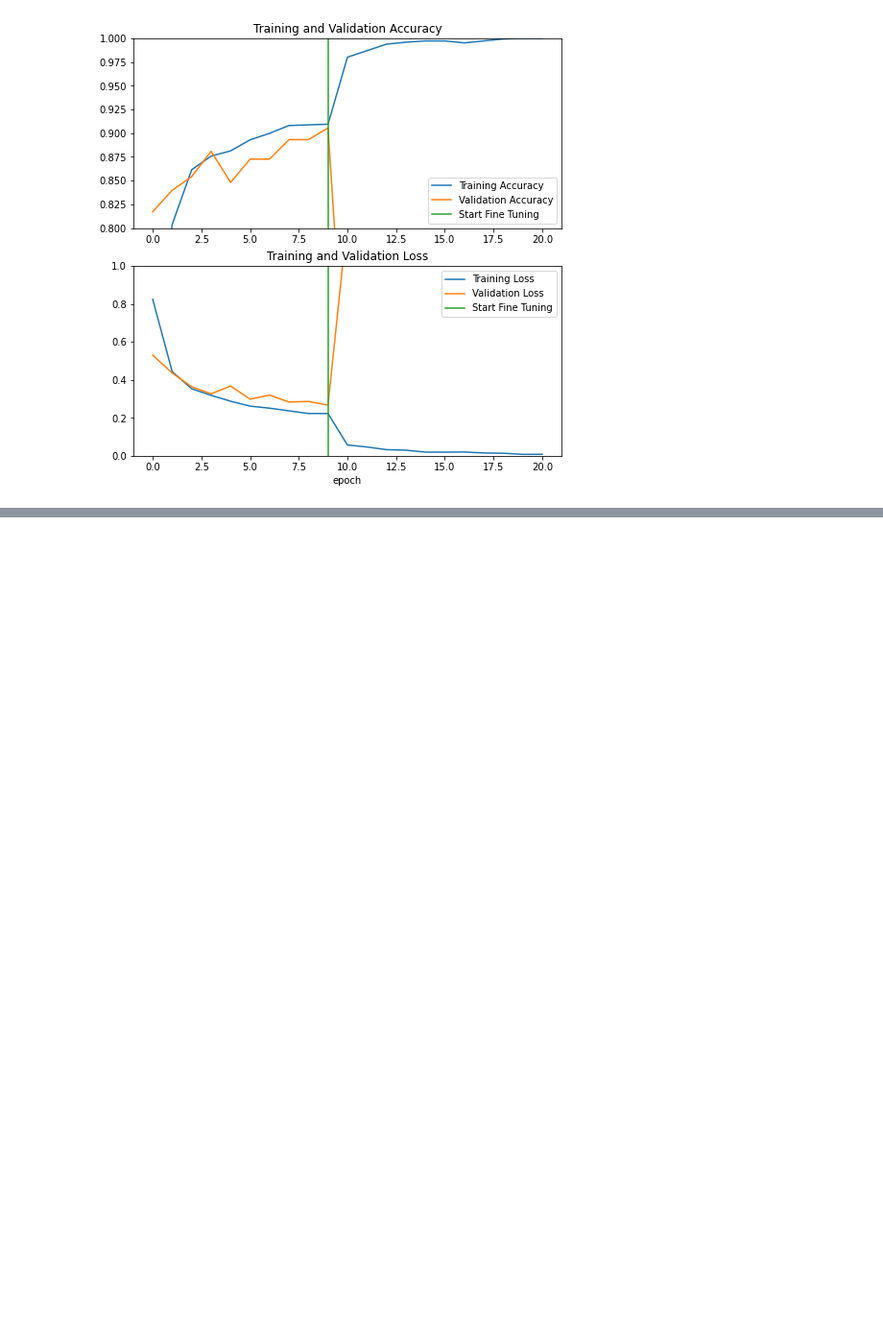
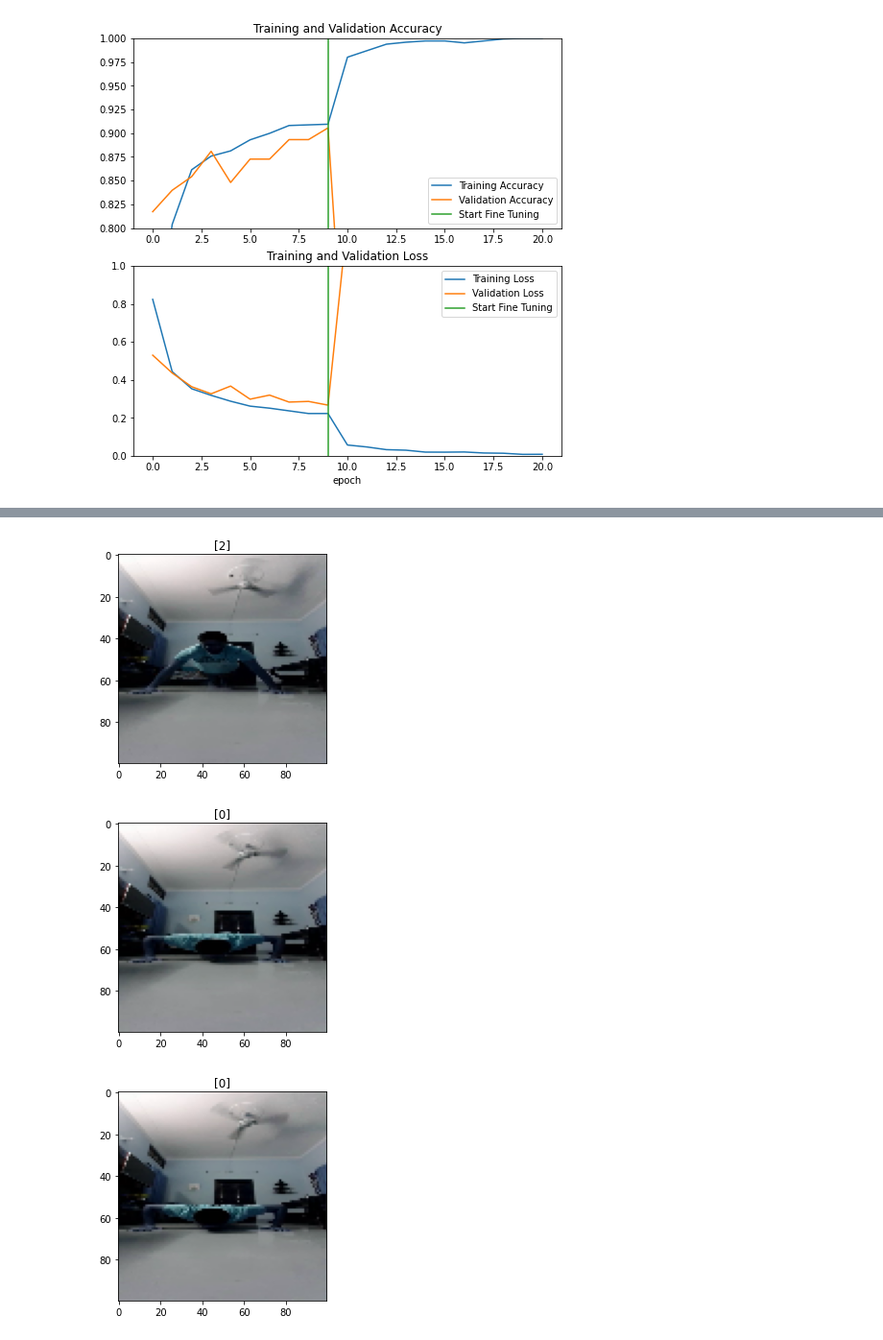
Before and after one commit to ojasviyadav/HomeGymSpotterCNN, a Jupyter notebook: mobilenetCheck.ipynb, the cells around one changed output, grey strips where cells are left out. Shown at 96% size. Saved outputs shown, nothing was run; the diff lists cells and outputs as text; code cells hidden in the pictures; blank space fills up the shorter version.

```diff
--- a/mobilenetCheck.ipynb
+++ b/mobilenetCheck.ipynb
@@ -933,0 +1120,31 @@ plt.show()
+# %%
+import pickle
+import numpy as np
+import matplotlib.pyplot as plt
+import os
+import cv2
+from tqdm import tqdm
+pickle_in = open("X2.pickle","rb")
+X = pickle.load(pickle_in)
+pickle_in = open("X2_train.pickle","rb")
+X_train = pickle.load(pickle_in)
+pickle_in = open("X2_test.pickle","rb")
+X_test = pickle.load(pickle_in)
+pickle_in = open("X2_val.pickle","rb")
+X_val = pickle.load(pickle_in)
+pickle_in = open("y2.pickle","rb")
+y = pickle.load(pickle_in)
+pickle_in = open("y2_train.pickle","rb")
+y_train = pickle.load(pickle_in)
+pickle_in = open("y2_test.pickle","rb")
+y_test = pickle.load(pickle_in)
+pickle_in = open("y2_val.pickle","rb")
+y_val = pickle.load(pickle_in)
+y = np.array(y)
+y_train = np.array(y_train)
+y_test = np.array(y_test)
+y_val = np.array(y_val)
+y = y.reshape(-1,1)
+y_train = y_train.reshape(-1,1)
+y_test = y_test.reshape(-1,1)
+y_val = y_val.reshape(-1,1)
@@ -933,0 +1169,10 @@ plt.show()
+# %%
+#plt.imshow(X_train[10])
+for index,i in enumerate(X_train[:3]):
+  plt.figure()
+  plt.imshow(i)
+  plt.title(y_train[index])
+# %% [output]
+[figure, added]
+[figure, added]
+[figure, added]
```
Also changed, not shown: parts of 131 cells of this notebook.
